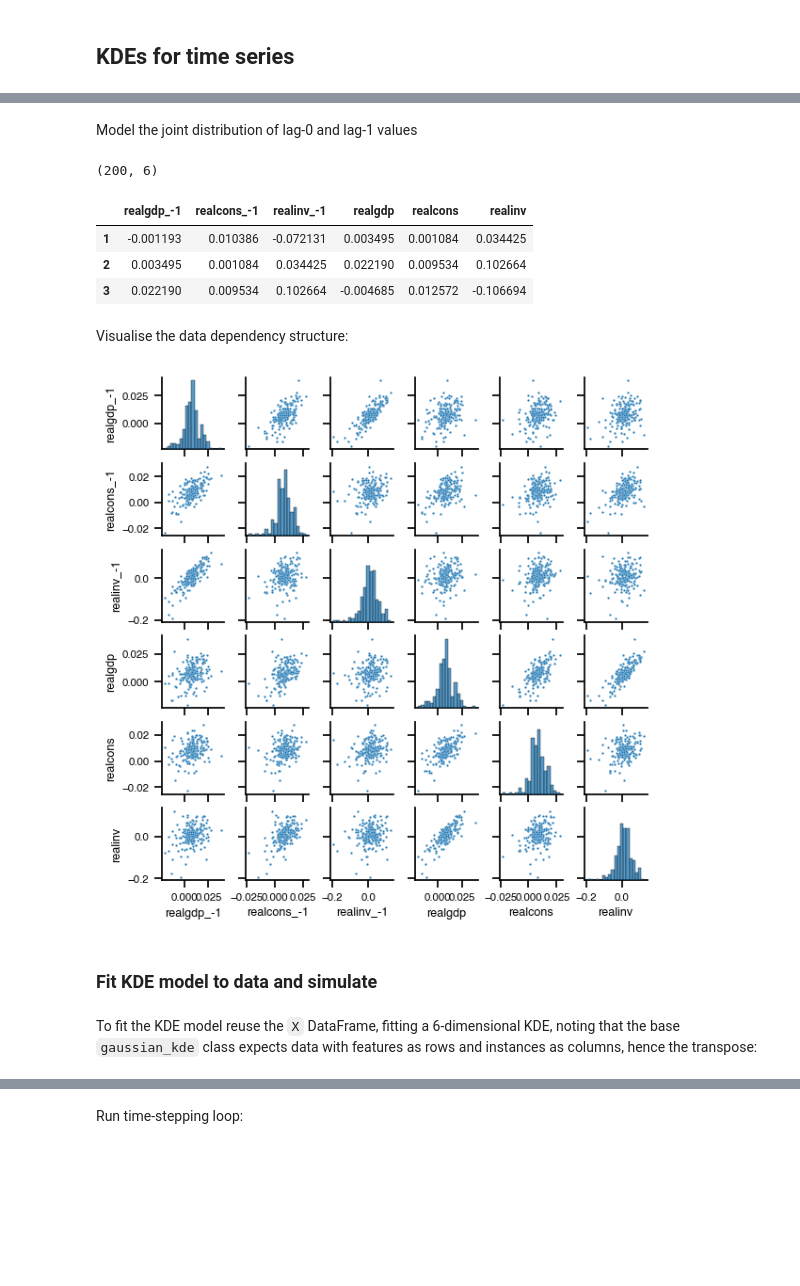
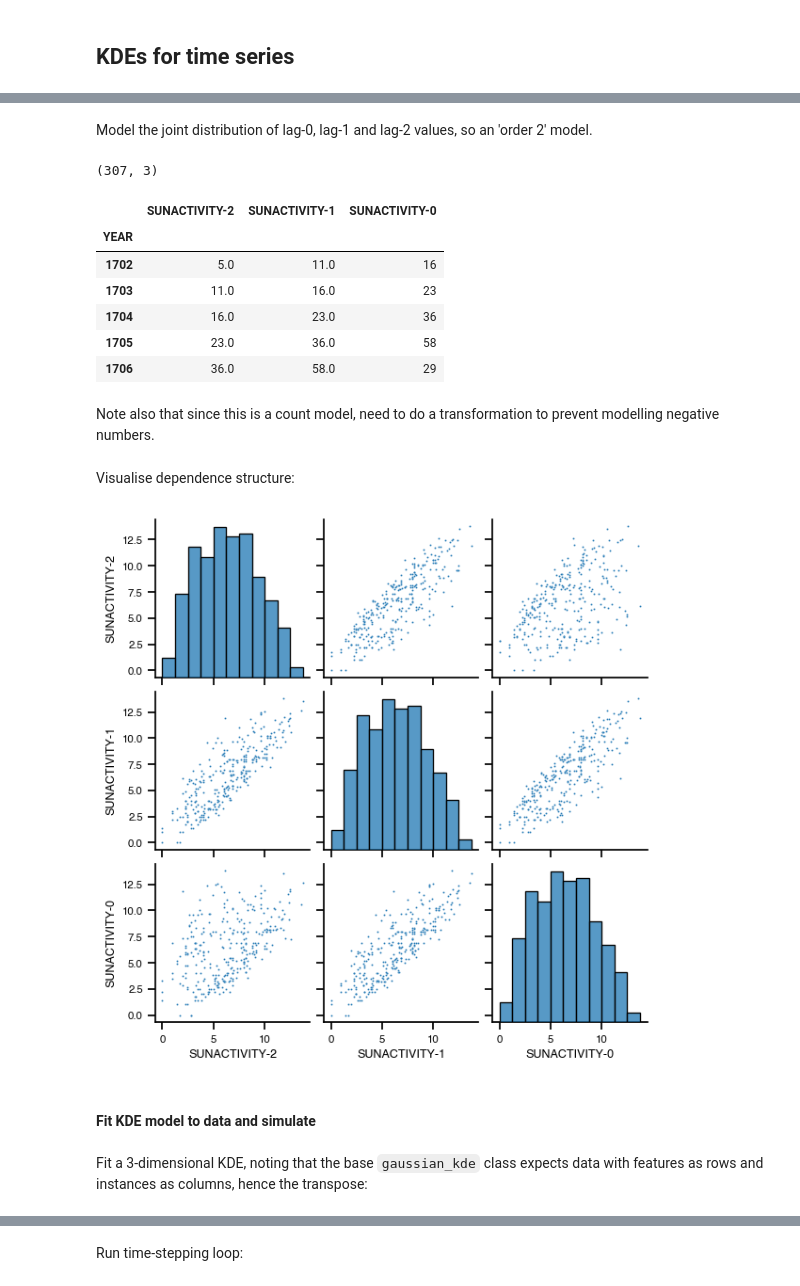
Before and after one commit to MutaharChalmers/kdetools, a Jupyter notebook: docs/KDEs for time series.ipynb, the cells around one changed output, grey strips where cells are left out. Saved outputs shown, nothing was run; the diff lists cells and outputs as text; code cells hidden in the pictures; blank space fills up the shorter version.

```diff
--- a/docs/KDEs for time series.ipynb
+++ b/docs/KDEs for time series.ipynb
@@ -19,6 +22,0 @@ Load and preprocess the data:
-# %%
-mdata = sm.datasets.macrodata.load_pandas().data
-mdata = mdata[['realgdp','realcons','realinv']]
-data = np.log(mdata).diff().dropna()
-print(data.shape)
-data.head(2)
@@ -29,0 +23,4 @@ data.head(2)
+# %%
+sspot = sm.datasets.sunspots.load_pandas().data.astype(int).set_index('YEAR')
+print(sspot.shape)
+sspot.head(3)
@@ -30,26 +34,34 @@ data.head(2)
 # %% [markdown]
-Model the joint distribution of lag-0 and lag-1 values
+Model the joint distribution of lag-0, lag-1 and lag-2 values, so an 'order 2' model.
 # %%
-X = pd.concat([data.shift(-1).add_suffix('_-1'), data.shift(-2)], axis=1).dropna()
+p = 2
+X = pd.concat([sspot[['SUNACTIVITY']].shift(i).add_suffix(f'-{i}') for i in range(p, -1, -1)], axis=1).dropna()
 print(X.shape)
-X.head(3)
+X.head()
 # %% [output]
-(200, 6)
+(307, 3)
-|  | realgdp_-1 | realcons_-1 | realinv_-1 | realgdp | realcons | realinv |
-| 1 | -0.001193 | 0.010386 | -0.072131 | 0.003495 | 0.001084 | 0.034425 |
-| 2 | 0.003495 | 0.001084 | 0.034425 | 0.022190 | 0.009534 | 0.102664 |
-| 3 | 0.022190 | 0.009534 | 0.102664 | -0.004685 | 0.012572 | -0.106694 |
+|  | SUNACTIVITY-2 | SUNACTIVITY-1 | SUNACTIVITY-0 |
+| YEAR |  |  |  |
+| 1702 | 5.0 | 11.0 | 16 |
+| 1703 | 11.0 | 16.0 | 23 |
+| 1704 | 16.0 | 23.0 | 36 |
+| 1705 | 23.0 | 36.0 | 58 |
+| 1706 | 36.0 | 58.0 | 29 |
+# %% [markdown]
+Note also that since this is a count model, need to do a transformation to prevent modelling negative numbers.
+# %%
+X = np.sqrt(X)
 # %% [markdown]
-Visualise the data dependency structure:
+Visualise dependence structure:
 # %%
 sns.set_context('notebook', font_scale=0.75)
-sns.pairplot(X, height=1, plot_kws={'s': 3});
+sns.pairplot(X, height=2, plot_kws={'s': 2});
 # %% [output]
-[figure, old version]
+[figure, new version]
 # %% [markdown]
-### Fit KDE model to data and simulate
+#### Fit KDE model to data and simulate
 # %% [markdown]
-To fit the KDE model reuse the `X` DataFrame, fitting a 6-dimensional KDE, noting that the base `gaussian_kde` class expects data with features as rows and instances as columns, hence the transpose:
+Fit a 3-dimensional KDE, noting that the base `gaussian_kde` class expects data with features as rows and instances as columns, hence the transpose:
 # %%
 kde = kt.gaussian_kde(X.T)
 kde.factor
```
Also changed, not shown: parts of 31 cells of this notebook.
